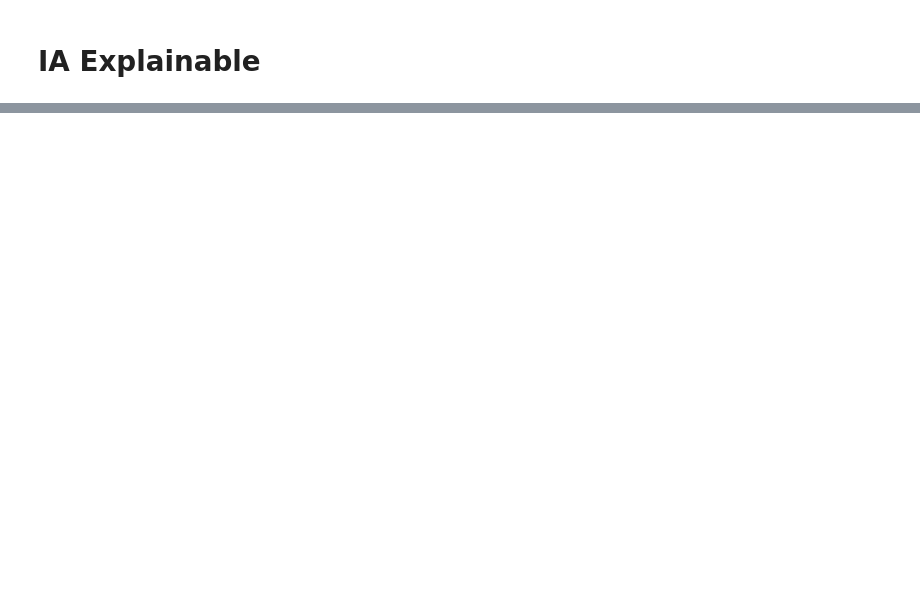
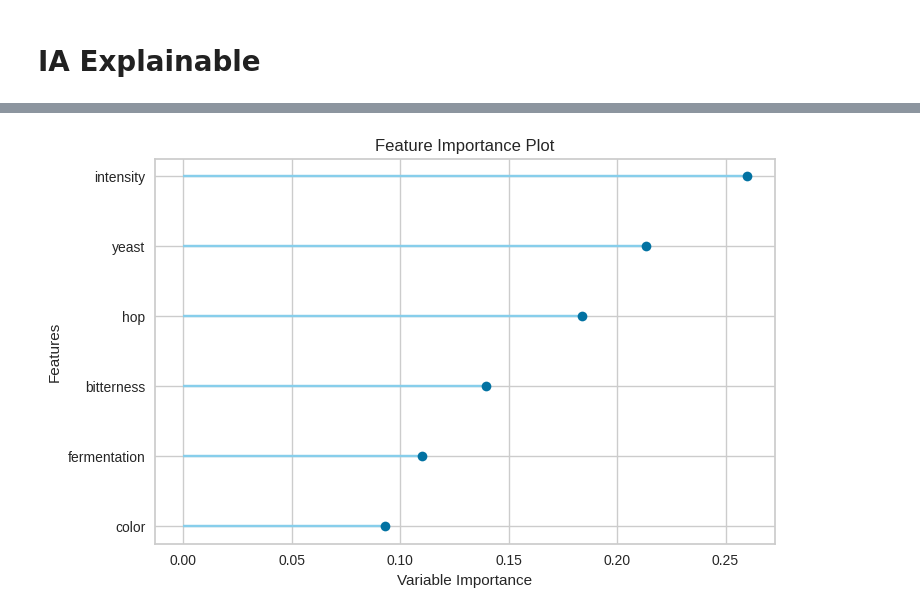
Before and after one commit to guidobotta/Fallas-2, a Jupyter notebook: Notebooks/causal_inference.ipynb, the cells around one changed output, grey strips where cells are left out. Drawn from its saved outputs; the diff is of its cells as text; code cells hidden in the pictures; blank space fills up the shorter version.

```diff
--- a/Notebooks/causal_inference.ipynb
+++ b/Notebooks/causal_inference.ipynb
@@ -289,0 +376,3 @@ interpret_model(dt)
+# %%
+plot_model(analysis_model, plot = 'feature')
+# %% [output]
@@ -289,0 +380 @@ interpret_model(dt)
+[figure, added]
```
Also changed, not shown: parts of 29 cells of this notebook.
